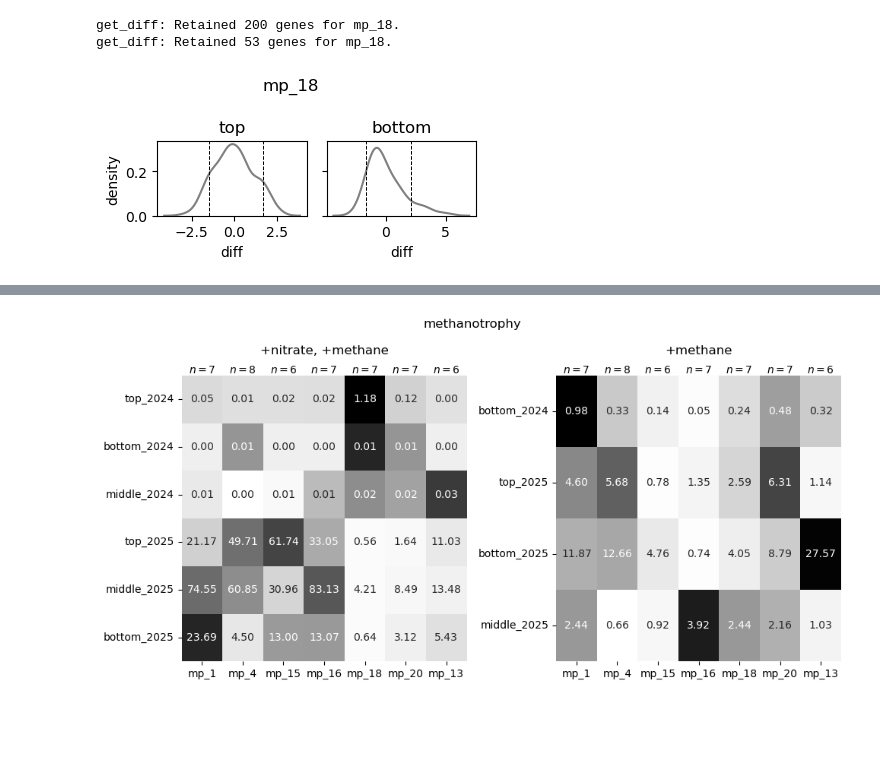
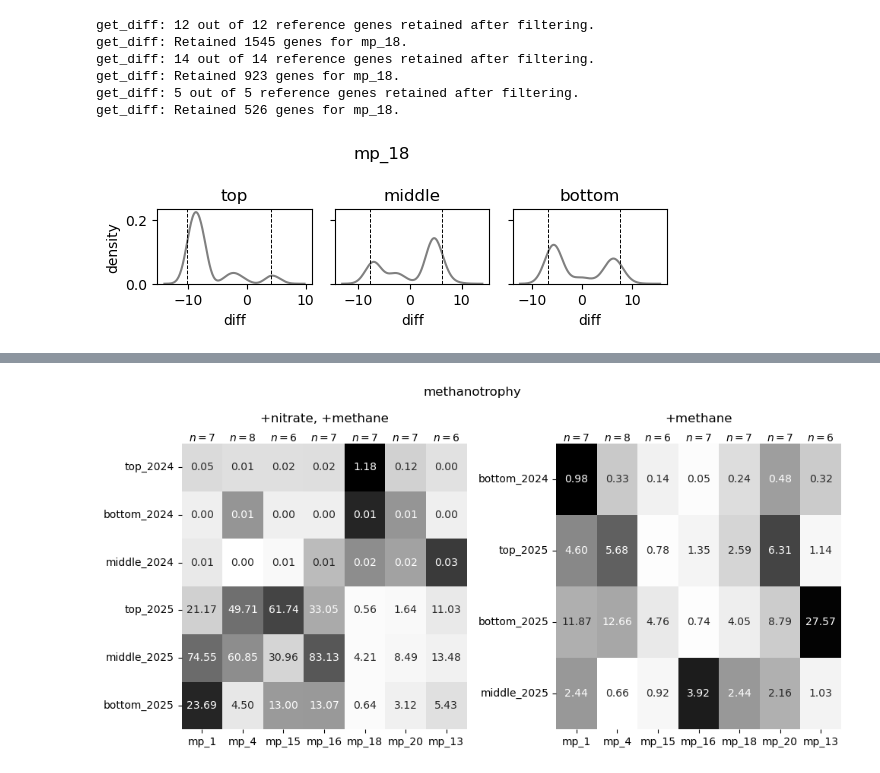
Before and after one commit to pipparichter/banfield, a Jupyter notebook: notebooks/sandbox-2.0.ipynb, the cells around one changed output, grey strips where cells are left out. Cells and saved outputs as stored; diff of their text form; code cells hidden in the pictures; blank space fills up the shorter version.

```diff
--- a/notebooks/sandbox-2.0.ipynb
+++ b/notebooks/sandbox-2.0.ipynb
@@ -50,7 +34,7 @@ metric = 'D'
 
 def plot_fold_change(figure_df:pd.DataFrame, metric=metric, title='activity'):
 
-    fig, ax = plt.subplots(figsize=(4, 3))
+    fig, ax = plt.subplots(figsize=(4, 2))
 
     figure_df = figure_df[(figure_df.reactor == 'n') & figure_df.genome_id.isin(mp_genome_ids)].copy()
     figure_df = figure_df.rename(columns={'rpkm':'RPKM', 'detected':'D'})
@@ -69,9 +53,11 @@ def plot_fold_change(figure_df:pd.DataFrame, metric=metric, title='activity'):
     ax.axhline(-1, ls='--', color='black', lw=0.7)
     ax.set_title(title)
     plt.show()
+    return figure_df
 
-plot_fold_change(metat_agg_df, title='RPKM')
-plot_fold_change(metat_agg_df, metric='D', title='frac. genes detected')
+plot_fold_change(metat_agg_df, title='RPKM (activity)', metric='RPKM')
+plot_fold_change(coverm_df, title='RPKM (abundance)', metric='RPKM')
+figure_df = plot_fold_change(metat_agg_df, metric='D', title='frac. genes detected')
 
 # Focusing on mp_18: With filtering approaches (1) and (2), many housekeeping genes (e.g. Rbp11, Rbp2) seem to be up-regulated
 # substantially (top 5th percentile), which indicates to me that the CLR assumption may not hold (geometric mean is either too low in
@@ -82,0 +211,12 @@ plot_fold_change(metat_agg_df, metric='D', title='frac. genes detected')
+# %%
+
+
+mp_18_ref_gene_ids_v1 = dict()
+mp_18_ref_gene_ids_v1['top'] = ['mp_18.1_1923', 'mp_18.1_1122', 'mp_18.1_1069', 'mp_18.1_1123', 'mp_18.1_1331', 'mp_18.1_1508', 'mp_18.1_237', 'mp_18.1_239', 'mp_18.1_24', 'mp_18.1_246', 'mp_18.1_616', 'mp_18.1_2027']
+mp_18_ref_gene_ids_v1['middle'] = ['mp_18.1_1885', 'mp_18.1_888', 'mp_18.1_227', 'mp_18.1_1122', 'mp_18.1_1885', 'mp_18.1_1012', 'mp_18.1_1039', 'mp_18.1_1123', 'mp_18.1_1331', 'mp_18.1_1507', 'mp_18.1_1508', 'mp_18.1_1801', 'mp_18.1_2616', 'mp_18.1_2664', 'mp_18.1_2676']
+mp_18_ref_gene_ids_v1['bottom'] = ['mp_18.1_1123', 'mp_18.1_1526', 'mp_18.1_1923', 'mp_18.1_2616', 'mp_18.1_396', 'mp_18.1_1615']
+
+mp_18_ref_gene_ids_v2 = dict()
+mp_18_ref_gene_ids_v2['top'] = ['mp_18.1_237', 'mp_18.1_239', 'mp_18.1_24', 'mp_18.1_246', 'mp_18.1_616', 'mp_18.1_2027']
+mp_18_ref_gene_ids_v2['middle'] = []
+mp_18_ref_gene_ids_v2['bottom'] = []
@@ -83,55 +304,62 @@ plot_fold_change(metat_agg_df, metric='D', title='frac. genes detected')
 # %%
-def get_diff(metat_df, location:str='bottom', reactor:str='n', genome_id=None):
+def get_diff(metat_df, location:str='bottom', reactor:str='n', genome_id=None, normalization='clr', ref_gene_ids=[]):
 
     mask = ((metat_df.genome_id == genome_id) & (metat_df.reactor == reactor) & (metat_df.location == location))
     metat_df = metat_df[mask].copy()
 
     # metat_df = pd.concat([metat_filter(metat_df, threshold=20, min_samples=1), metat_filter(metat_df, threshold=1, min_samples=2)])
-    metat_df = metat_filter(metat_df, threshold=1, min_samples=2)
+    metat_df = metat_filter(metat_df, threshold=1, min_samples=1)
+    if normalization == 'alr':
+        print(f'get_diff: {np.isin(ref_gene_ids, metat_df.gene_id.unique()).sum()} out of {len(ref_gene_ids)} reference genes retained after filtering.')
     # metat_df = metat_filter(metat_df, threshold=min_rpkm, min_samples=1)
     metat_df = metat_df.drop_duplicates(['gene_id', 'year'])
     print(f'get_diff: Retained {metat_df.gene_id.nunique()} genes for {genome_id}.')
-    metat_df = metat_normalize(metat_df, method='clr')
+    metat_df = metat_normalize(metat_df, method=normalization, ref_gene_ids={genome_id:ref_gene_ids}, add_pseudocount='mzr')
 
     diff_df = dict()
     diff_df = {year:df.set_index('gene_id').sort_index() for year, df in metat_df.groupby('year')}
 
-    diff_df = diff_df['2025'][['read_count_normalized_clr']] - diff_df['2024'][['read_count_normalized_clr']]
-    diff_df = diff_df.reset_index().rename(columns={'read_count_normalized_clr':'diff'})
+    diff_df = diff_df['2025'][['read_count_normalized']] - diff_df['2024'][['read_count_normalized']]
+    diff_df = diff_df.reset_index().rename(columns={'read_count_normalized':'diff'})
     diff_df['genome_id'] = genome_id
     diff_df['location'] = location
     return diff_df
 
 genome_id = 'mp_18'
-quantile = 0.1
-locations = ['top', 'bottom']
+quantile = 0.05
+locations = ['top', 'middle', 'bottom']
 
 fig, axes = plt.subplots(figsize=(2 * len(locations), 2), ncols=len(locations), sharey=True)
 
 df = list()
 
 for ax, location in zip(axes, locations):
-    figure_df = get_diff(metat_df, genome_id=genome_id, location=location)
+    figure_df = get_diff(metat_df, genome_id=genome_id, location=location, normalization='alr', ref_gene_ids=mp_18_ref_gene_ids_v1[location])
+    # figure_df = get_diff(metat_df, genome_id=genome_id, location=location)
     up_threshold = np.quantile(figure_df['diff'].values, 1 - quantile).item()
     down_threshold = np.quantile(figure_df['diff'].values, quantile).item()
 
     sns.kdeplot(figure_df, x='diff', common_norm=False, color='gray', ax=ax)
     ax.axvline(up_threshold, ls='--', color='black', lw=0.7)
     ax.axvline(down_threshold, ls='--', color='black', lw=0.7)
-    # ax.axvline(mean, ls='-', color='black', lw=1)
+    # ax.axvline(figure_df['diff'].median(), ls='-', color='black', lw=1)
     ax.set_ylabel('density')
     ax.set_title(location)
 
     df.append(figure_df[(figure_df['diff'] > up_threshold)].assign(regulation='up').copy())
     df.append(figure_df[(figure_df['diff'] < down_threshold)].assign(regulation='down').copy())
 
 df = pd.concat(df)
 
 fig.suptitle(genome_id)
 fig.tight_layout()
 plt.show()
 # %% [output]
-get_diff: Retained 200 genes for mp_18.
-get_diff: Retained 53 genes for mp_18.
+get_diff: 12 out of 12 reference genes retained after filtering.
+get_diff: Retained 1545 genes for mp_18.
+get_diff: 14 out of 14 reference genes retained after filtering.
+get_diff: Retained 923 genes for mp_18.
+get_diff: 5 out of 5 reference genes retained after filtering.
+get_diff: Retained 526 genes for mp_18.
-[figure, old version]
+[figure, new version]
 # %%
```
Also changed, not shown: parts of 20 cells of this notebook, 6 other files.
